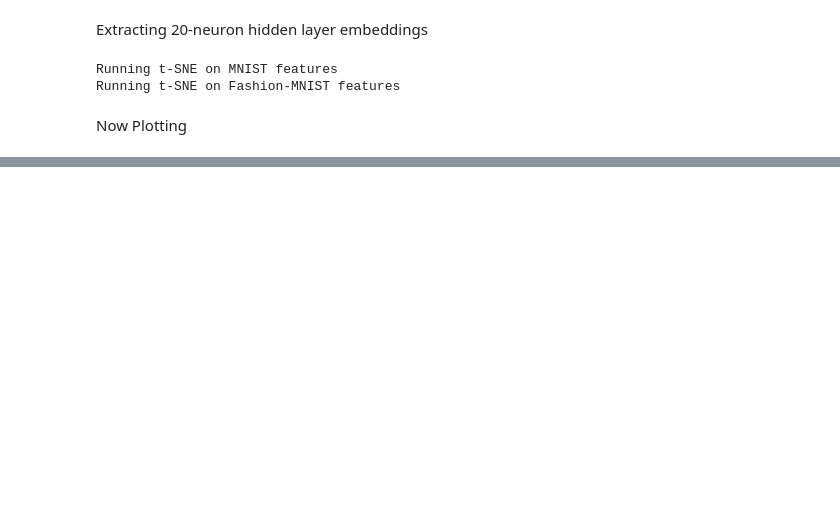
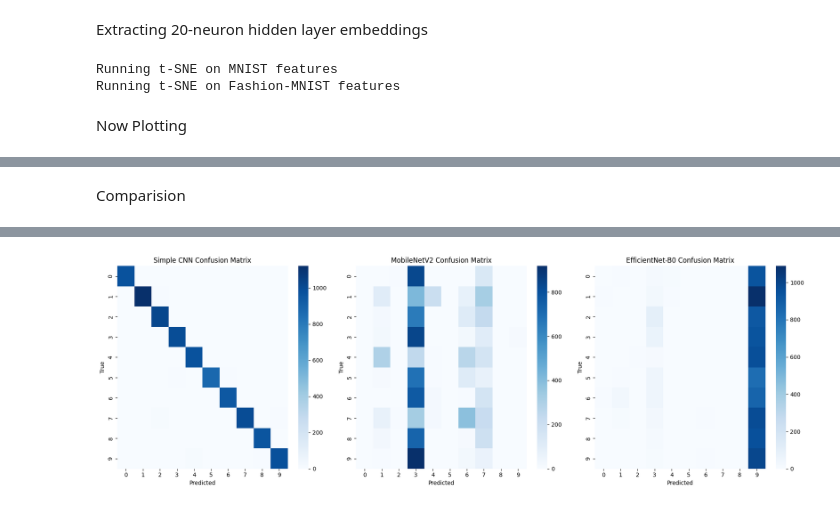
Before and after one commit to HarshJamgaonkar05/ES-335-ML-Assignment-3, a Jupyter notebook: Question 3/question3.ipynb, the cells around one changed output, grey strips where cells are left out. Saved outputs shown, nothing was run; the diff lists cells and outputs as text; code cells hidden in the pictures; blank space fills up the shorter version.

```diff
--- a/Question 3/question3.ipynb
+++ b/Question 3/question3.ipynb
@@ -787,0 +796,3 @@ The low accuracy and poor clustering in the t-SNE visualization indicate that th
+# %%
+device = torch.device("cuda" if torch.cuda.is_available() else "cpu")
+print("Using device:", device)
@@ -787,0 +849,14 @@ The low accuracy and poor clustering in the t-SNE visualization indicate that th
+# %%
+num_epochs = 10
+for epoch in range(num_epochs):
+    model_cnn.train()
+    total_loss = 0
+    for images, labels in train_loader:
+        images, labels = images.to(device), labels.to(device)
+        optimizer.zero_grad()
+        outputs = model_cnn(images)
+        loss = criterion(outputs, labels)
+        loss.backward()
+        optimizer.step()
+        total_loss += loss.item()
+    print(f"Epoch [{epoch+1}/{num_epochs}] - Loss: {total_loss/len(train_loader):.4f}")
@@ -787,0 +931,62 @@ The low accuracy and poor clustering in the t-SNE visualization indicate that th
+# %% [markdown]
+Comparision
+# %%
+def evaluate_model(model, loader):
+    model.eval()
+    y_true, y_pred = [], []
+    start_time = time.time()
+    with torch.no_grad():
+        for images, labels in loader:
+            images, labels = images.to(device), labels.to(device)
+            outputs = model(images)
+            _, preds = torch.max(outputs, 1)
+            y_true.extend(labels.cpu().numpy())
+            y_pred.extend(preds.cpu().numpy())
+    inference_time = time.time() - start_time
+    acc = accuracy_score(y_true, y_pred)
+    f1 = f1_score(y_true, y_pred, average='macro')
+    cm = confusion_matrix(y_true, y_pred)
+    return acc, f1, cm, inference_time
+
+
+results = {}
+for name, model, loader in [
+    ("Simple CNN", model_cnn, test_loader),
+    ("MobileNetV2", mobilenet, test_loader_pretrained),
+    ("EfficientNet-B0", efficientnet, test_loader_pretrained),
+]:
+    acc, f1, cm, inf_time = evaluate_model(model, loader)
+    results[name] = {
+        "Accuracy": acc,
+        "F1": f1,
+        "ConfusionMatrix": cm,
+        "Time": inf_time,
+        "Params": sum(p.numel() for p in model.parameters())
+    }
+    print(f"{name}: Acc={acc*100:.2f}% | F1={f1:.4f} | Time={inf_time:.2f}s | Params={results[name]['Params']:,}")
+
+
+df = pd.DataFrame([
+    {
+        "Model": name,
+        "Accuracy (%)": res["Accuracy"]*100,
+        "F1 Score": res["F1"],
+        "Inference Time (s)": res["Time"],
+        "Parameters": res["Params"]
+    }
+    for name, res in results.items()
+])
+
+print("\nModel Comparison:")
+display(df)
+
+fig, axs = plt.subplots(1, 3, figsize=(18, 6))
+for ax, (name, res) in zip(axs, results.items()):
+    sns.heatmap(res["ConfusionMatrix"], annot=False, cmap="Blues", ax=ax)
+    ax.set_title(f"{name} Confusion Matrix")
+    ax.set_xlabel("Predicted")
+    ax.set_ylabel("True")
+
+plt.tight_layout()
+plt.show()
+# %% [output]
@@ -787,0 +1002 @@ The low accuracy and poor clustering in the t-SNE visualization indicate that th
+[figure, added]
```
Also changed, not shown: parts of 32 cells of this notebook, 1 other file.
